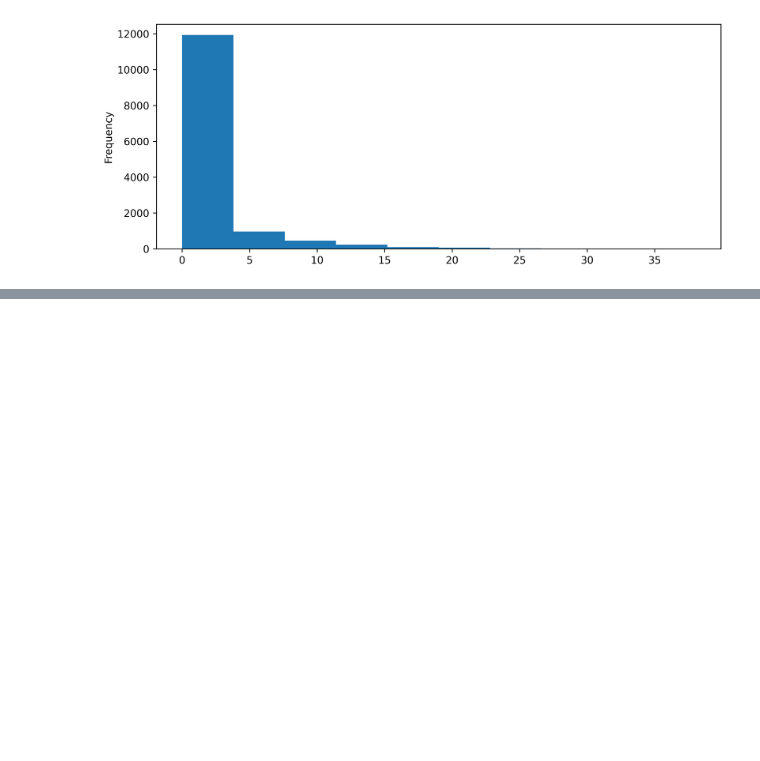
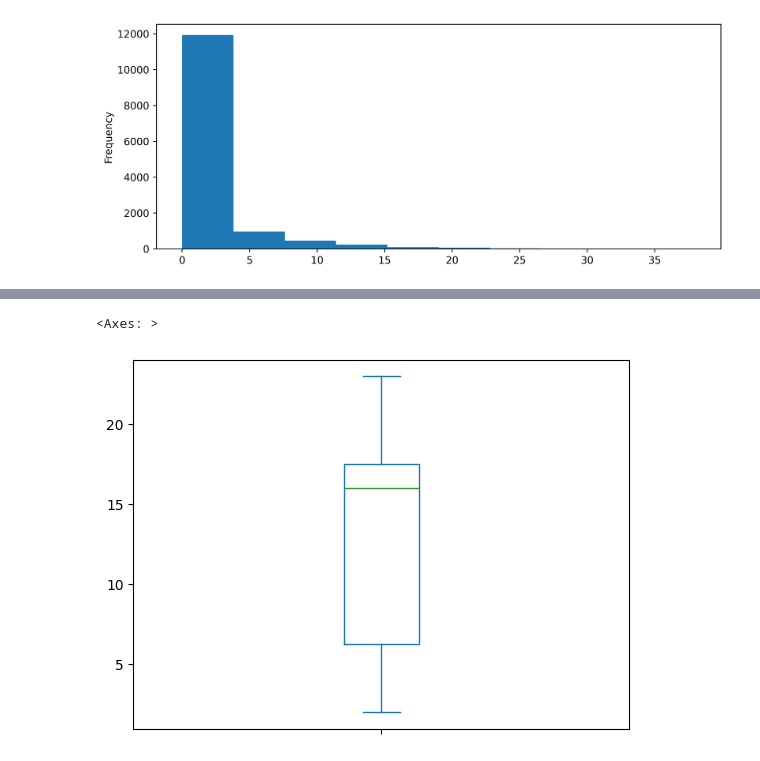
Before and after one commit to arunadas/effective-pandas, a Jupyter notebook: series/generic/ploting-series.ipynb, the cells around one changed output, grey strips where cells are left out. Saved outputs shown, nothing was run; the diff lists cells and outputs as text; code cells hidden in the pictures; blank space fills up the shorter version.

```diff
--- a/series/generic/ploting-series.ipynb
+++ b/series/generic/ploting-series.ipynb
@@ -221,0 +231,6 @@ with sns.plotting_context(rc=dict(font='Roboto',palette=color_palette)):
+# %%
+# create a boxplot from a numeric column
+data.plot.box()
+# %% [output]
+<Axes: >
+[figure, added]
```
Also changed, not shown: parts of 3 cells of this notebook.
